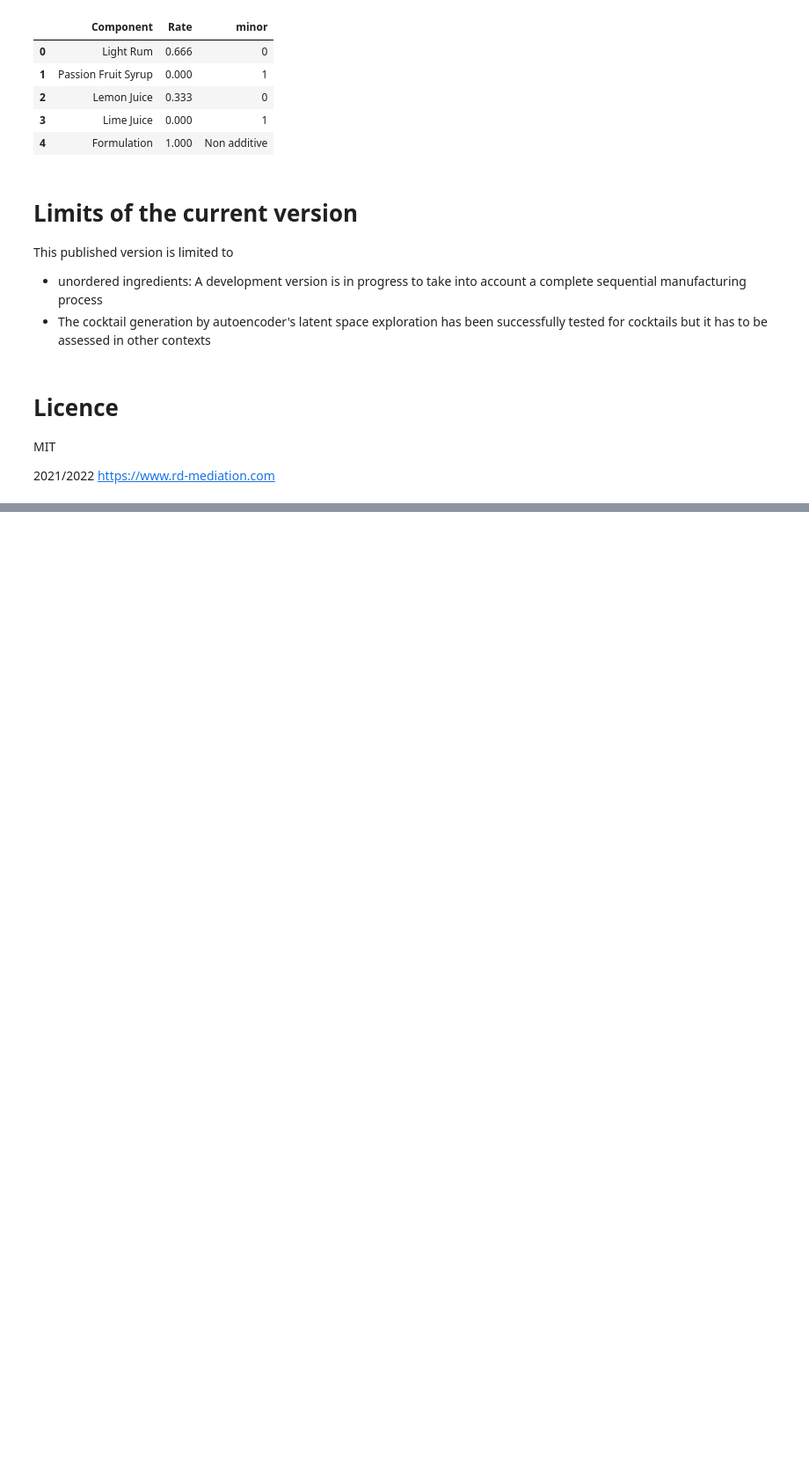
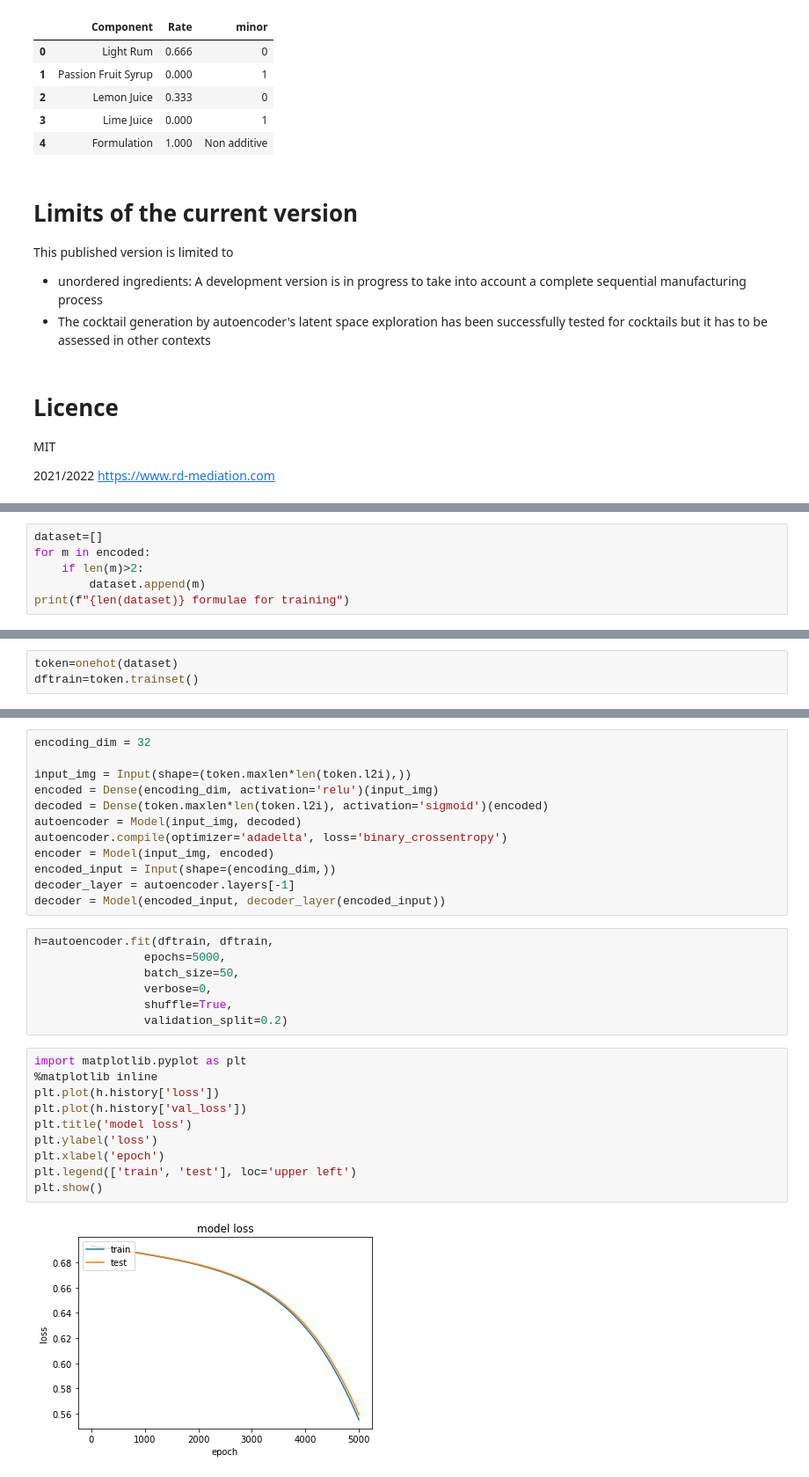
Before and after one commit to l0d0v1c/SymbolicFormulation, a Jupyter notebook: readme.ipynb, the cells around one changed output, grey strips where cells are left out. Shown: that part at 88% size. Cells and saved outputs as stored; diff of their text form; blank space fills up the shorter version.

```diff
--- a/readme.ipynb
+++ b/readme.ipynb
@@ -178,0 +197,6 @@ MIT
+# %%
+dataset=[]
+for m in encoded:
+    if len(m)>2:
+        dataset.append(m)
+print(f"{len(dataset)} formulae for training")
@@ -178,0 +211,3 @@ MIT
+# %%
+token=onehot(dataset)
+dftrain=token.trainset()
@@ -178,0 +234,31 @@ MIT
+# %%
+encoding_dim = 32
+
+input_img = Input(shape=(token.maxlen*len(token.l2i),))
+encoded = Dense(encoding_dim, activation='relu')(input_img)
+decoded = Dense(token.maxlen*len(token.l2i), activation='sigmoid')(encoded)
+autoencoder = Model(input_img, decoded)
+autoencoder.compile(optimizer='adadelta', loss='binary_crossentropy')
+encoder = Model(input_img, encoded)
+encoded_input = Input(shape=(encoding_dim,))
+decoder_layer = autoencoder.layers[-1]
+decoder = Model(encoded_input, decoder_layer(encoded_input))
+# %%
+h=autoencoder.fit(dftrain, dftrain,
+                epochs=5000,
+                batch_size=50,
+                verbose=0,
+                shuffle=True,
+                validation_split=0.2)
+# %%
+import matplotlib.pyplot as plt
+%matplotlib inline
+plt.plot(h.history['loss'])
+plt.plot(h.history['val_loss'])
+plt.title('model loss')
+plt.ylabel('loss')
+plt.xlabel('epoch')
+plt.legend(['train', 'test'], loc='upper left')
+plt.show()
+# %% [output]
+[figure, added]
```
Also changed, not shown: parts of 9 cells of this notebook, 2 other files.
